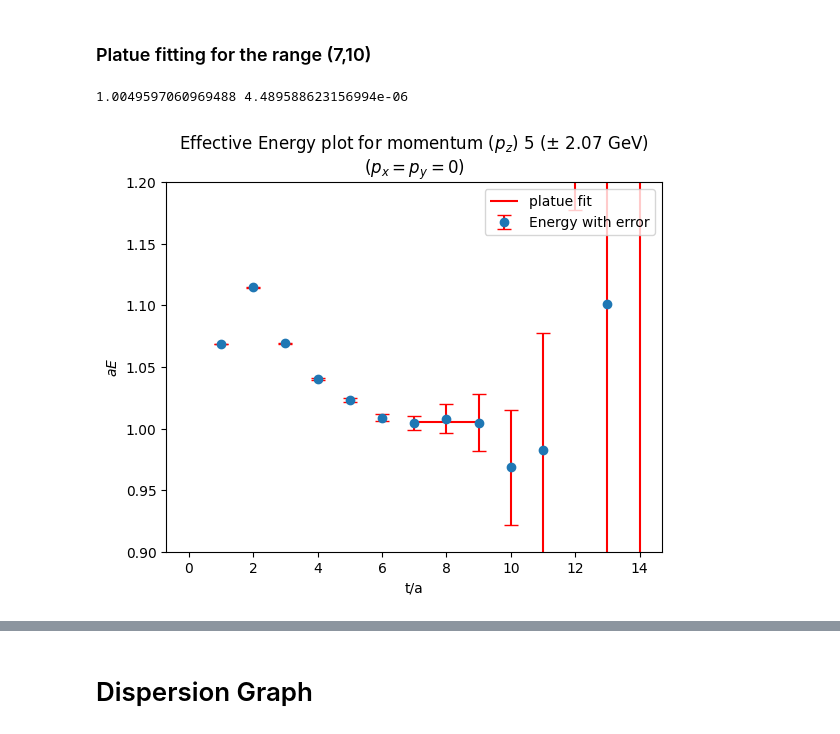
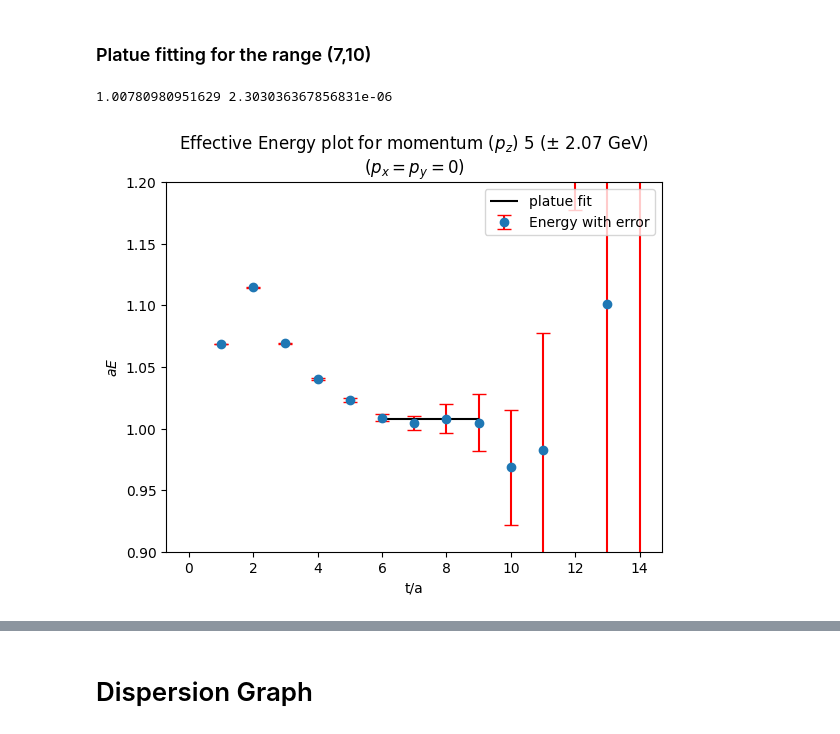
Before and after one commit to Nirban-A/The-energy-spectrum-of-the-kaon-from-Lattice-QCD, a Jupyter notebook: Analysis.ipynb, the cells around one changed output, grey strips where cells are left out. Cells and saved outputs as stored; diff of their text form; code cells hidden in the pictures.

```diff
--- a/Analysis.ipynb
+++ b/Analysis.ipynb
@@ -249,21 +249,22 @@ plt.show()
 # %% [markdown]
 ### Platue fitting for the range (7,10)
 # %%
-low=7
+low=6
 high=10
 (platue_p5, platue_error_p5) = platue_fit(E_bins_p5,Energy_error_p5,low,high)
 print(platue_p5, platue_error_p5)
 # %% [output]
-1.0049597060969488 4.489588623156994e-06
+1.00780980951629 2.303036367856831e-06
 # %%
+n=15
 plt.title("Effective Energy plot for momentum ($p_z$) 5 (\u00B1 2.07 GeV)\n($p_x=p_y=0$)")
 plt.errorbar(np.arange(len(Energy_p5[:n])),Energy_p5[:n],yerr=Energy_error_p5[:n],fmt='o', ecolor='r', label="Energy with error", capsize=5)
-plt.hlines(platue_p5,low,high-1,color='r',label="platue fit")
+plt.hlines(platue_p5,low,high-1,color='k',label="platue fit")
 plt.legend(loc="upper right")
 
 plt.xlabel("t/a")
 plt.ylabel("$aE$")
 plt.ylim(0.9,1.2)
 plt.show()
 # %% [output]
-[figure, old version]
+[figure, new version]
```
Also changed, not shown: parts of 17 cells of this notebook.
